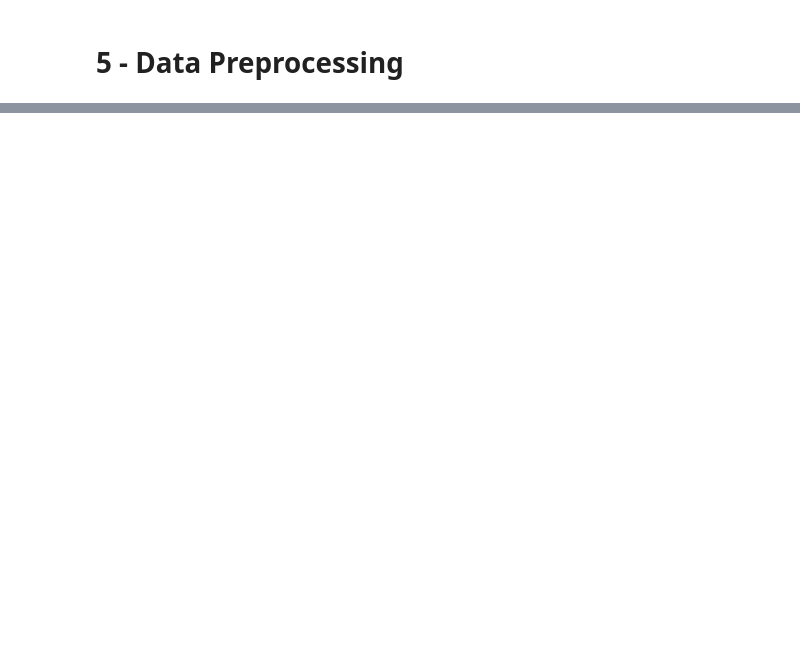
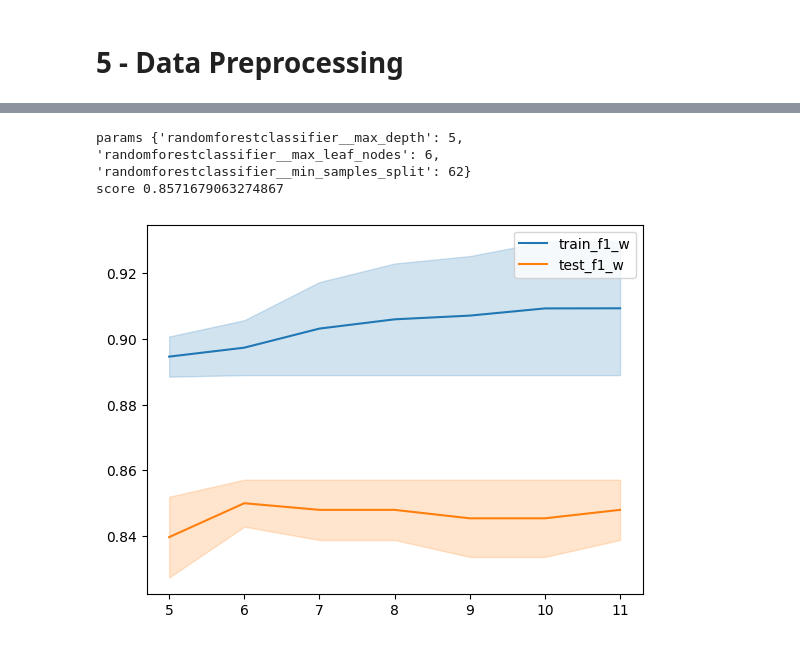
Before and after one commit to jasonrichdarmawan/p1-g3, a Jupyter notebook: h8dsft_P1G3_jason_rich_darmawan_onggo_putra.ipynb, the cells around one changed output, grey strips where cells are left out. Drawn from its saved outputs; the diff is of its cells as text; code cells hidden in the pictures; blank space fills up the shorter version.

```diff
--- a/h8dsft_P1G3_jason_rich_darmawan_onggo_putra.ipynb
+++ b/h8dsft_P1G3_jason_rich_darmawan_onggo_putra.ipynb
@@ -323,2 +360,6 @@ Name: DEATH_EVENT, dtype: int64
+# %%
+num_cols_robust = ['age', 'time']
+num_cols_standard = ['creatinine_phosphokinase', 'ejection_fraction', 'platelets',
+                     'serum_creatinine', 'serum_sodium']
 # %% [markdown]
 # 5 - Data Preprocessing
@@ -326,0 +637,29 @@ Name: DEATH_EVENT, dtype: int64
+# %%
+# the score did not improve, we will not use this
+def isolate():
+    rf_clf_cv = GridSearchCV(estimator=rf_clf_default,
+                             scoring=scoring,
+                             refit="f1_w",
+                             param_grid={
+                                'randomforestclassifier__max_depth': [5],
+                                'randomforestclassifier__min_samples_split': [12,62],
+                                'randomforestclassifier__max_leaf_nodes': np.arange(5,12,1)
+                             },
+                             return_train_score=True)
+    rf_clf_cv.fit(X=X_train, y=y_train)
+
+    sns.lineplot(x=rf_clf_cv.cv_results_['param_randomforestclassifier__max_leaf_nodes'],
+                 y=rf_clf_cv.cv_results_['mean_train_f1_w'],
+                 label="train_f1_w")
+    sns.lineplot(x=rf_clf_cv.cv_results_['param_randomforestclassifier__max_leaf_nodes'],
+                 y=rf_clf_cv.cv_results_['mean_test_f1_w'],
+                 label="test_f1_w")
+
+    print("params", rf_clf_cv.best_params_)
+    print("score", rf_clf_cv.best_score_)
+
+isolate()
+# %% [output]
+params {'randomforestclassifier__max_depth': 5, 'randomforestclassifier__max_leaf_nodes': 6, 'randomforestclassifier__min_samples_split': 62}
+score 0.8571679063274867
+[figure, added]
```
Also changed, not shown: parts of 36 cells of this notebook, 1 other file.
